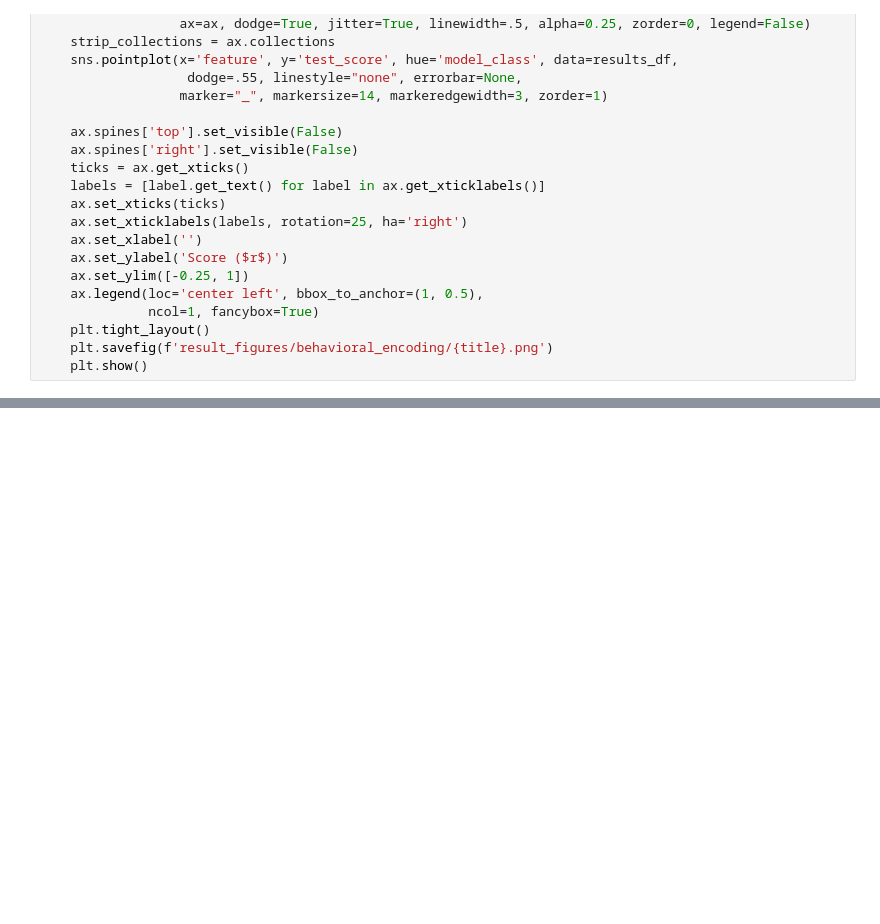
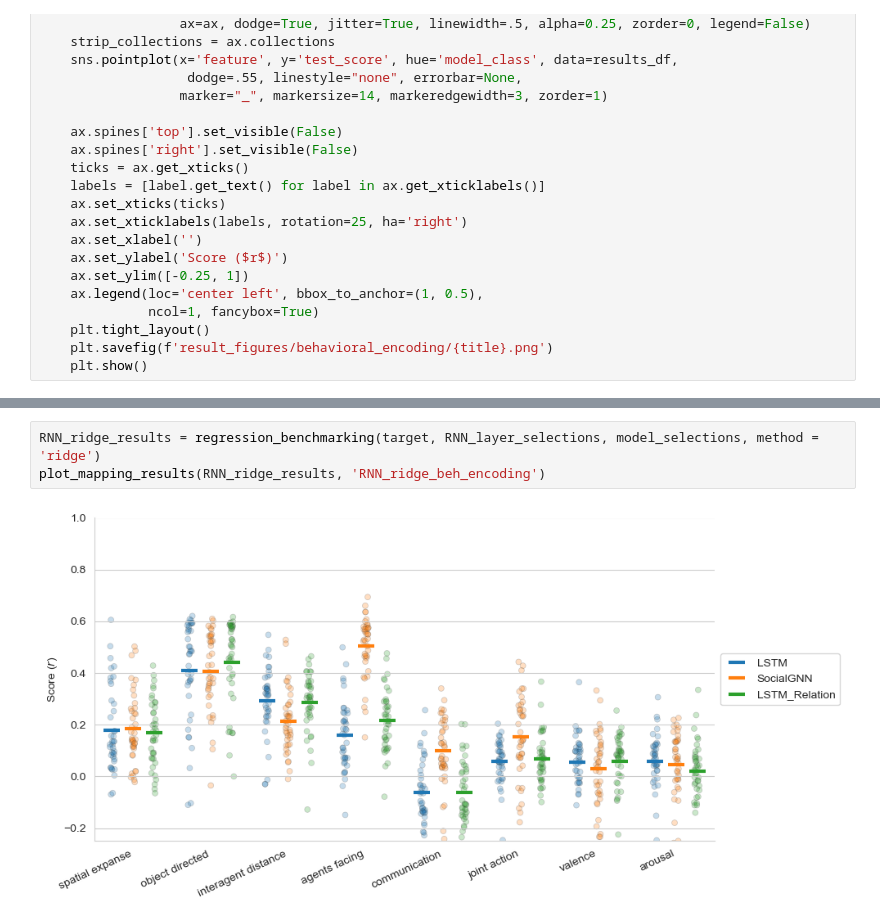
Before and after one commit to qinwenshuo/SocialGNN_encoding, a Jupyter notebook: 4.behavioral_encoding.ipynb, the cells around one changed output, grey strips where cells are left out. Saved outputs shown, nothing was run; the diff lists cells and outputs as text; blank space fills up the shorter version.

```diff
--- a/4.behavioral_encoding.ipynb
+++ b/4.behavioral_encoding.ipynb
@@ -198,0 +209,5 @@ plot_mapping_results(linear_results, 'linear_beh_encoding')
+# %%
+RNN_ridge_results = regression_benchmarking(target, RNN_layer_selections, model_selections, method = 'ridge')
+plot_mapping_results(RNN_ridge_results, 'RNN_ridge_beh_encoding')
+# %% [output]
+[figure, added]
```
Also changed, not shown: parts of 4 cells of this notebook, 7 other files.
